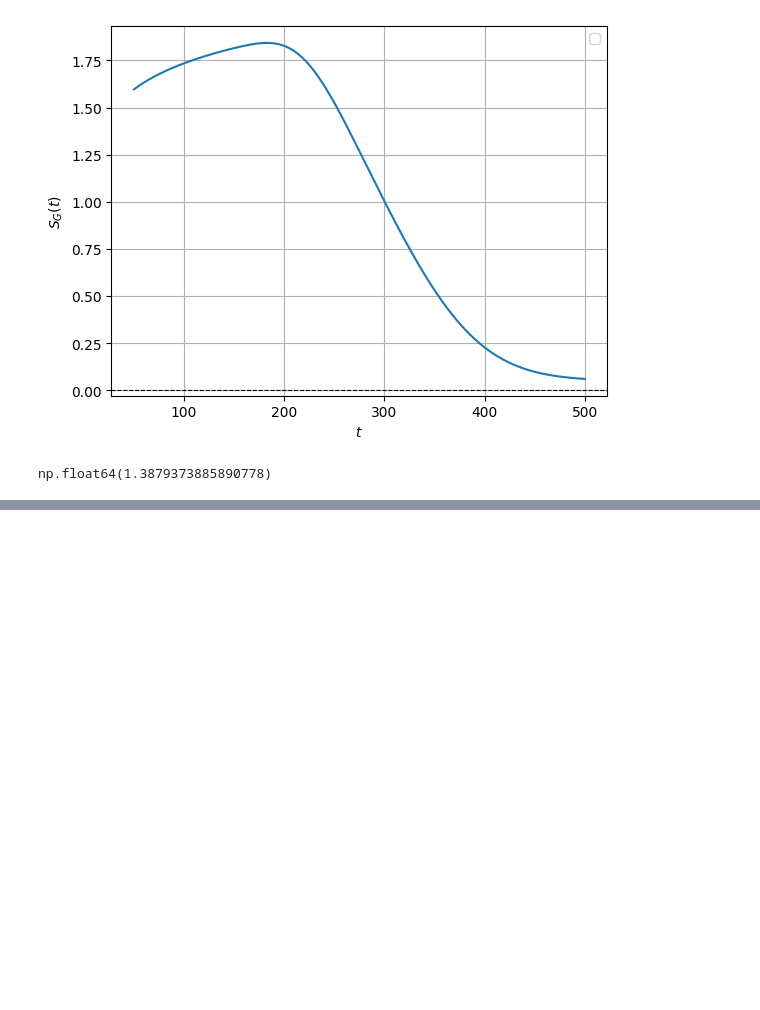
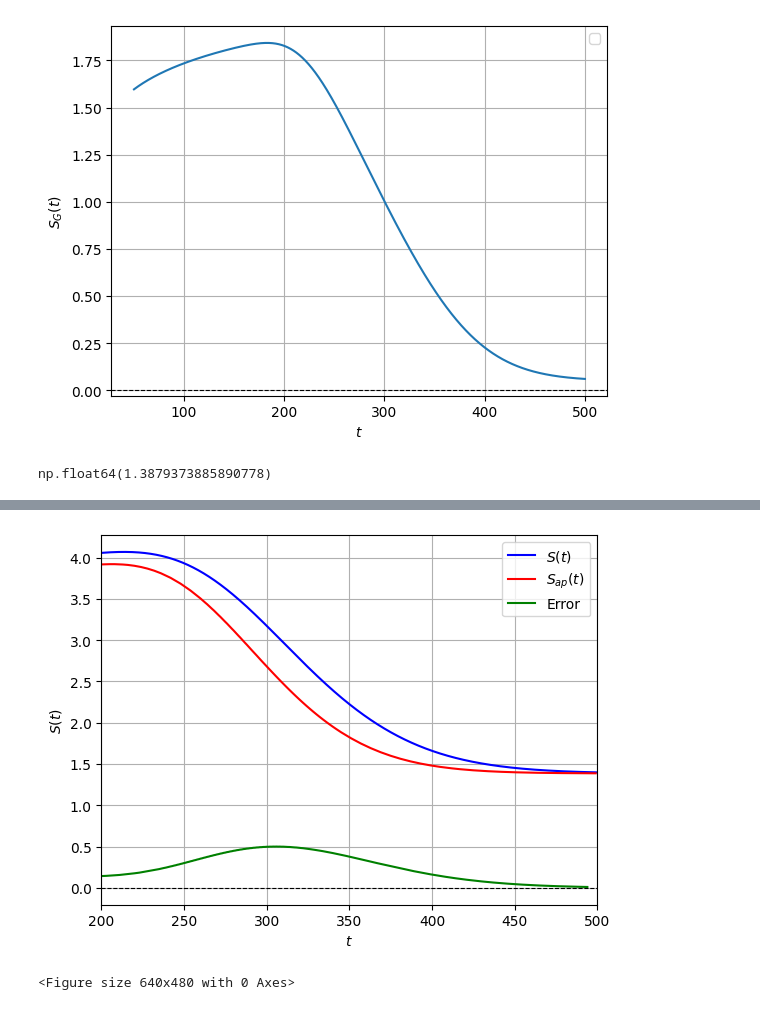
Before and after one commit to pedrolinckm/OQW-Thermodynamics, a Jupyter notebook: thermodynamics_oqw.ipynb, the cells around one changed output, grey strips where cells are left out. Cells and saved outputs as stored; diff of their text form; code cells hidden in the pictures; blank space fills up the shorter version.

```diff
--- a/thermodynamics_oqw.ipynb
+++ b/thermodynamics_oqw.ipynb
@@ -300 +300,47 @@ plt.savefig("oqw_entropy.pgf")
 <Figure size 640x480 with 0 Axes>
+# %%
+#Analytic Entropy of OQW
+t_values_1 = np.linspace(10, 550, 10000)
+S_values_1 = S_corrected(100,2/3,t_values_1)
+
+tmax = 500
+
+t_values_2 = [0]*tmax
+
+for i in range(tmax):
+    t_values_2[i] = i
+
+S_values_2 = []
+for t in range(len(t_values_2)):
+    S_values_2.append(S_entropy(100,2/3,t))
+
+
+t_values_3 = [0]*(tmax-5)
+for i in range(tmax-5):
+    t_values_3[i] = i
+
+error = []
+for t in range(5,len(t_values_2)):
+    error.append(abs(S_values_2[t] - S_corrected(100,2/3,t)))
+
+
+
+
+plt.plot(t_values_1, S_values_1, color = 'blue', label = '$S(t)$')
+plt.plot(t_values_2, S_values_2, color = 'red', label = '$S_{ap}(t)$')
+plt.plot(t_values_3, error, color = 'green', label = 'Error')
+
+
+
+plt.axhline(0, color='black', linewidth=0.8, linestyle='--')
+plt.xlabel(r'$t$')
+plt.ylabel('$S(t)$')
+plt.legend()
+plt.grid(True)
+plt.xlim(200,500)
+plt.show()
+
+plt.savefig("comparison_oqw_entropy.pgf")
+# %% [output]
+[figure, added]
+<Figure size 640x480 with 0 Axes>
```
Also changed, not shown: parts of 2 cells of this notebook, 1 other file.
